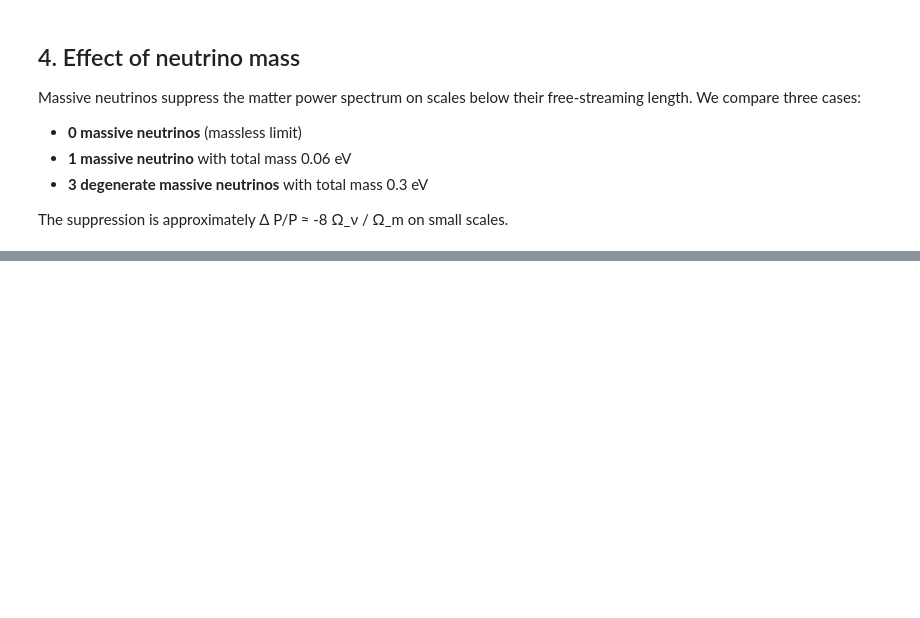
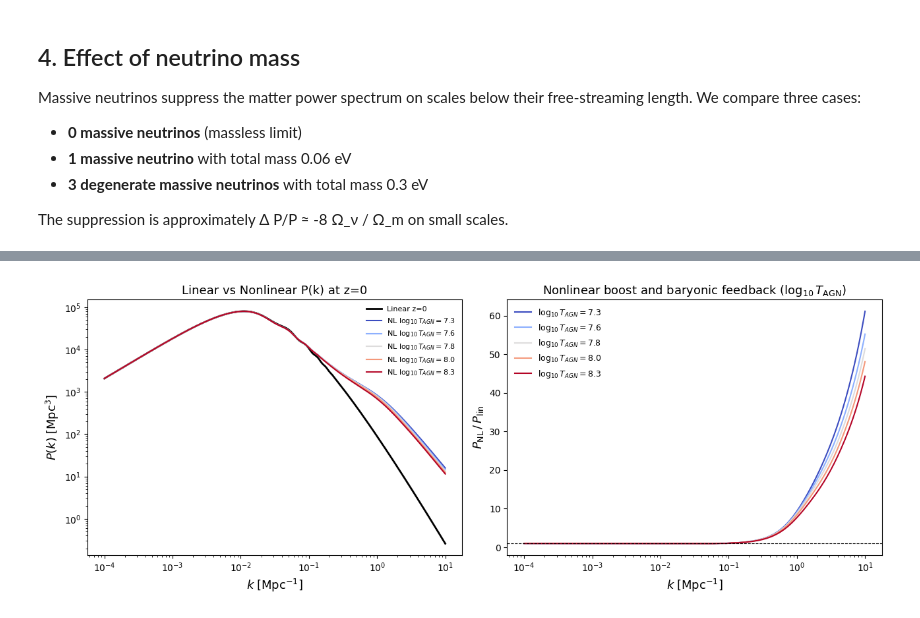
Before and after one commit to cloe-org/playground, a Jupyter notebook: tutorials/cosmology/cosmopower_jax_cosmology.ipynb, the cells around one changed output, grey strips where cells are left out. Drawn from its saved outputs; the diff is of its cells as text; code cells hidden in the pictures; blank space fills up the shorter version.

```diff
--- a/tutorials/cosmology/cosmopower_jax_cosmology.ipynb
+++ b/tutorials/cosmology/cosmopower_jax_cosmology.ipynb
@@ -213,0 +260,36 @@ plt.show()
+# %%
+z_nl = np.array([0.0, 0.5, 1.0])
+
+lin_nl  = CosmoPowerJAXLCDMPerturbations.Linear(background=bg_jax, redshifts=z_nl)
+
+tagn_values = [7.3, 7.6, 7.8, 8.0, 8.3]
+colors_tagn = plt.cm.coolwarm(np.linspace(0.0, 1.0, len(tagn_values)))
+
+fig, axes = plt.subplots(1, 2, figsize=(13, 5))
+
+pk_lin_z0 = np.squeeze(lin_nl.matter_power_spectrum(0.0, ks))
+axes[0].loglog(ks, pk_lin_z0, 'k-', lw=2, label='Linear z=0')
+
+for tagn, c in zip(tagn_values, colors_tagn):
+    nl = CosmoPowerJAXLCDMPerturbations.NonLinear(
+        background=bg_jax, redshifts=z_nl, log10TAGN=tagn, linearperturbations=lin_nl
+    )
+    pk_nl = np.squeeze(nl.matter_power_spectrum(0.0, ks))
+    axes[0].loglog(ks, pk_nl, color=c, lw=1.5, label=rf'NL $\log_{{10}}T_{{AGN}}={tagn}$')
+    axes[1].semilogx(ks, pk_nl / pk_lin_z0, color=c, lw=1.5, label=rf'$\log_{{10}}T_{{AGN}}={tagn}$')
+
+axes[0].set_xlabel(r'$k\;[\mathrm{Mpc}^{-1}]$', fontsize=13)
+axes[0].set_ylabel(r'$P(k)\;[\mathrm{Mpc}^3]$', fontsize=13)
+axes[0].set_title('Linear vs Nonlinear P(k) at z=0', fontsize=13)
+axes[0].legend(fontsize=8, frameon=False)
+
+axes[1].axhline(1, color='k', lw=0.8, ls='--')
+axes[1].set_xlabel(r'$k\;[\mathrm{Mpc}^{-1}]$', fontsize=13)
+axes[1].set_ylabel(r'$P_\mathrm{NL}\,/\,P_\mathrm{lin}$', fontsize=13)
+axes[1].set_title(r'Nonlinear boost and baryonic feedback ($\log_{10}T_\mathrm{AGN}$)', fontsize=13)
+axes[1].legend(fontsize=9, frameon=False)
+
+plt.tight_layout()
+plt.show()
+# %% [output]
+[figure, added]
```
Also changed, not shown: parts of 15 cells of this notebook.
